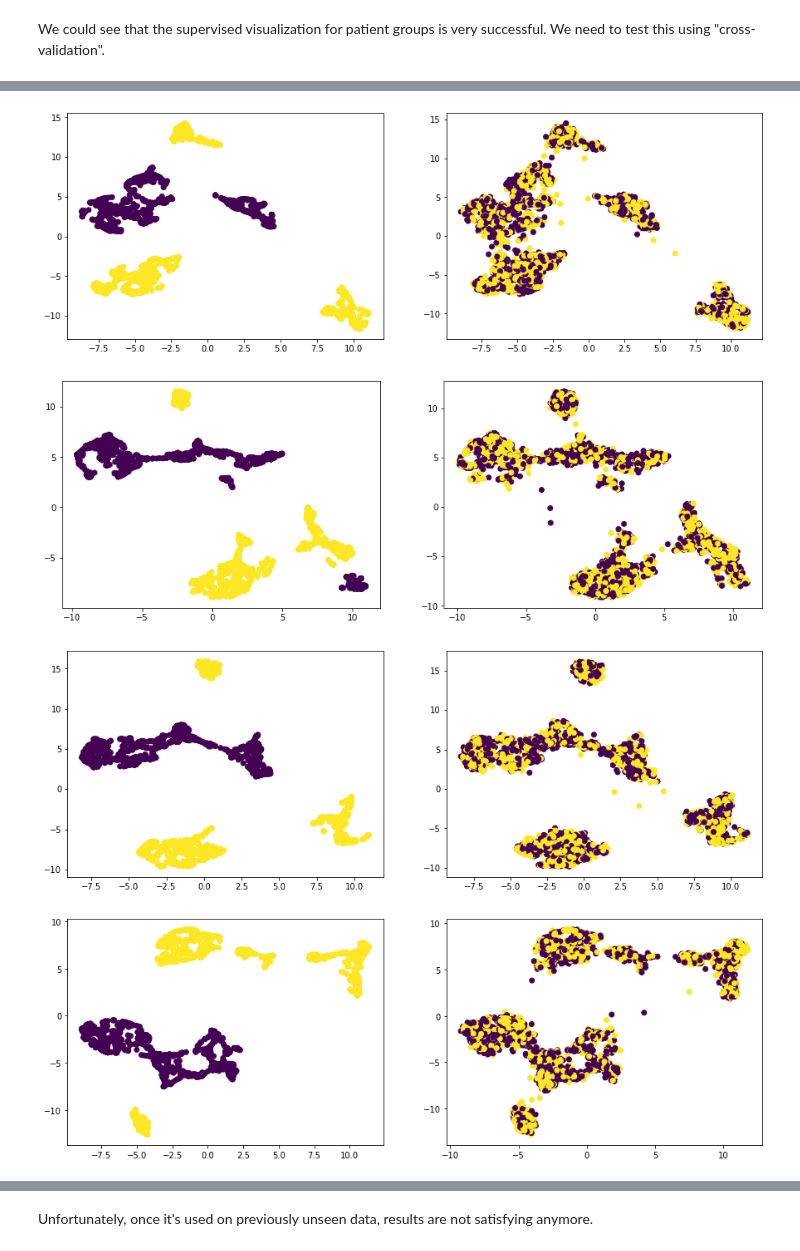
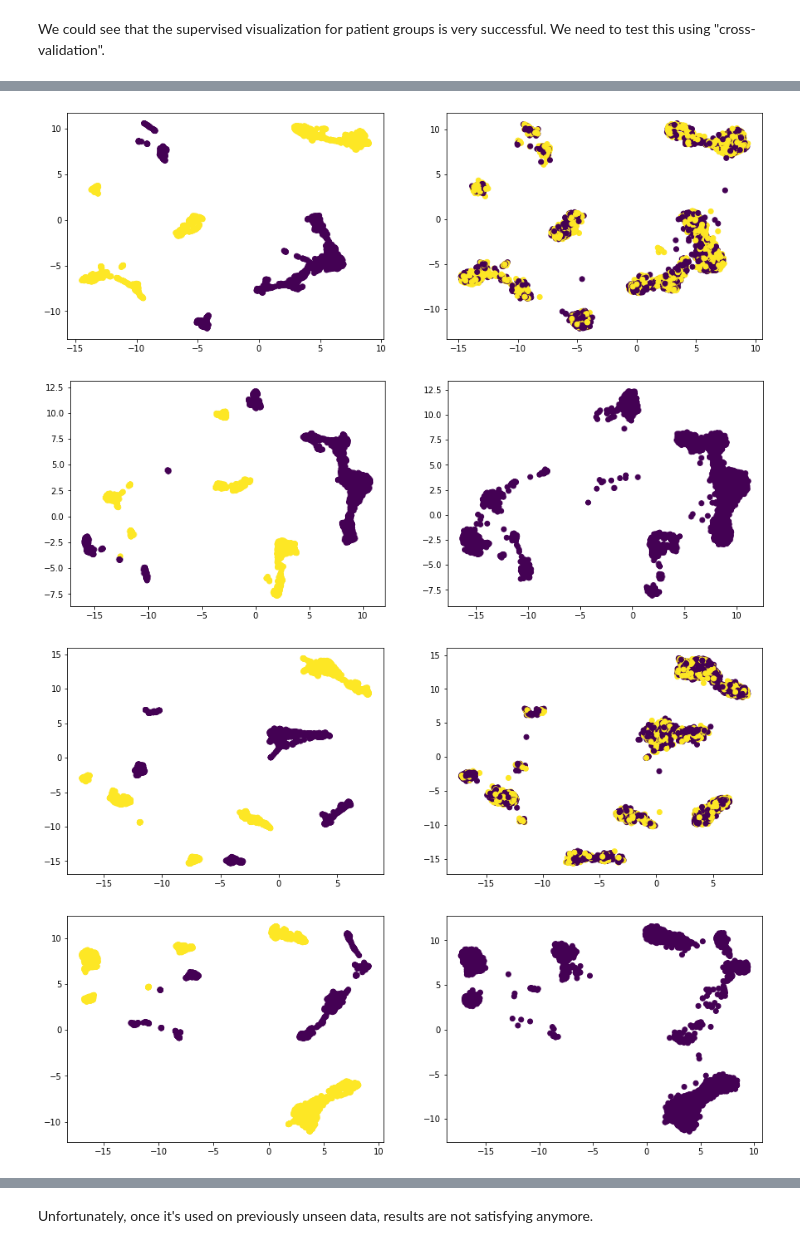
Before and after one commit to H00N24/INF367-Project-d-reduction-clustering, a Jupyter notebook: Project 2.ipynb, the cells around one changed output, grey strips where cells are left out. Saved outputs shown, nothing was run; the diff lists cells and outputs as text; code cells hidden in the pictures.

```diff
--- a/Project 2.ipynb
+++ b/Project 2.ipynb
@@ -321,10 +323,11 @@ def arcsinh_scale(x):
 # %% [output]
 [interactive output not drawn]
 # %%
-standard_scaled = pd.DataFrame(data_frame)
-standard_scaled[all_features] = StandardScaler().fit_transform(
-    standard_scaled[all_features]
-)
+standard_scaled = data_frame.copy()
+
+standard_scaled[all_features] = StandardScaler(
+    copy=True, with_mean=True, with_std=True
+).fit_transform(standard_scaled[all_features])
 
 standard_scaled[:5]
 # %% [output]
@@ -336,7 +339,7 @@ standard_scaled[:5]
 | 4 | 1 | control | -0.158767 | 0.741570 | 0.102668 | -0.378528 | -0.498807 | -0.241444 | -0.037105 | ... |
 [interactive output not drawn]
 # %%
-arcsin_scaled = pd.DataFrame(data_frame)
+arcsin_scaled = data_frame.copy()
 arcsin_scaled[all_features] = arcsin_scaled[all_features].apply(arcsinh_scale)
 
 arcsin_scaled[:5]
@@ -434,7 +432,7 @@ transformed_data = {}
 # %%
 for name, method in tqdm(methods):
     transformed_data[name] = method.fit_transform(
-        standard_scaled.iloc[sampled_frame.index][all_features]
+        arcsin_scaled.iloc[sampled_frame.index][all_features]
     )
 # %% [output]
 [interactive output not drawn]
@@ -528,10 +526,7 @@ for ax, index in zip(axs, ["id", "group"]):
     y = encoder.fit_transform(sampled_frame[index])
 
     transformed = umap.fit_transform(
-        StandardScaler().fit_transform(
-            standard_scaled.iloc[sampled_frame.index][all_features]
-        ),
-        y=y,
+        arcsin_scaled.iloc[sampled_frame.index][all_features], y=y,
     )
 
     for a, idx in zip(ax, ["id", "group"]):
@@ -558,37 +553,37 @@ from sklearn.model_selection import KFold
 # %% [output]
 [interactive output not drawn]
 # %%
-kfold = KFold(4, random_state=42, shuffle=True)
+kfold = KFold(4, random_state=42)
 encoder = LabelEncoder()
 
 for train_index, test_index in kfold.split(standard_scaled):
     fig, axs = plt.subplots(1, 2, figsize=(15, 5))
 
     umap = UMAP(n_components=2, n_neighbors=30, min_dist=0.1, random_state=42)
 
-    train_frame_sample = data_frame.iloc[train_index].sample(2000, random_state=42)
-    test_frame_sample = data_frame.iloc[test_index].sample(5000, random_state=42)
+    train_frame_sample = arcsin_scaled.iloc[train_index].sample(2000, random_state=42)
+    test_frame_sample = arcsin_scaled.iloc[test_index].sample(5000, random_state=42)
 
     y = encoder.fit_transform(train_frame_sample["group"])
 
     train_transformed = umap.fit_transform(train_frame_sample[all_features], y=y)
 
     axs[0].scatter(train_transformed[:, 0], train_transformed[:, 1], c=y)
 
     test_transformed = umap.transform(test_frame_sample[all_features])
 
     axs[1].scatter(
         test_transformed[:, 0],
         test_transformed[:, 1],
         c=encoder.transform(test_frame_sample["group"]),
     )
 
     plt.show()
 # %% [output]
-[figure, old version]
+[figure, new version]
-[figure, old version]
+[figure, new version]
-[figure, old version]
+[figure, new version]
-[figure, old version]
+[figure, new version]
 [interactive output not drawn]
 # %% [markdown]
 Unfortunately, once it's used on previously unseen data, results are not satisfying anymore.
```
Also changed, not shown: parts of 40 cells of this notebook, 1 other file.
